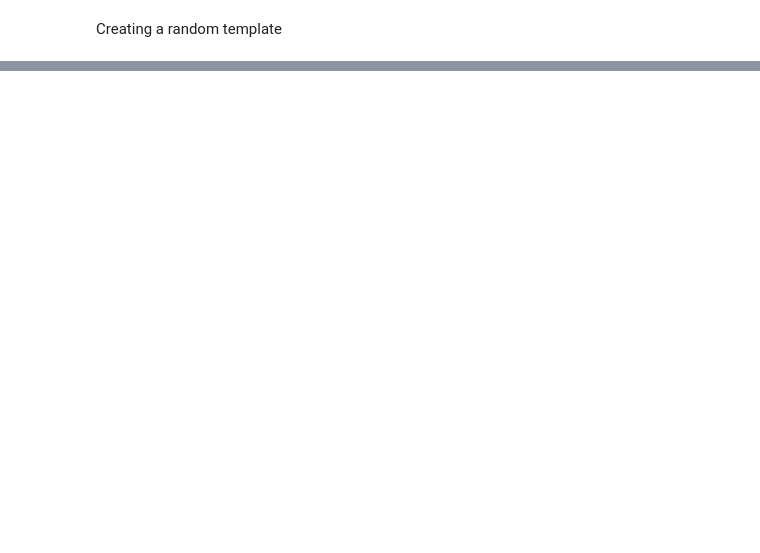
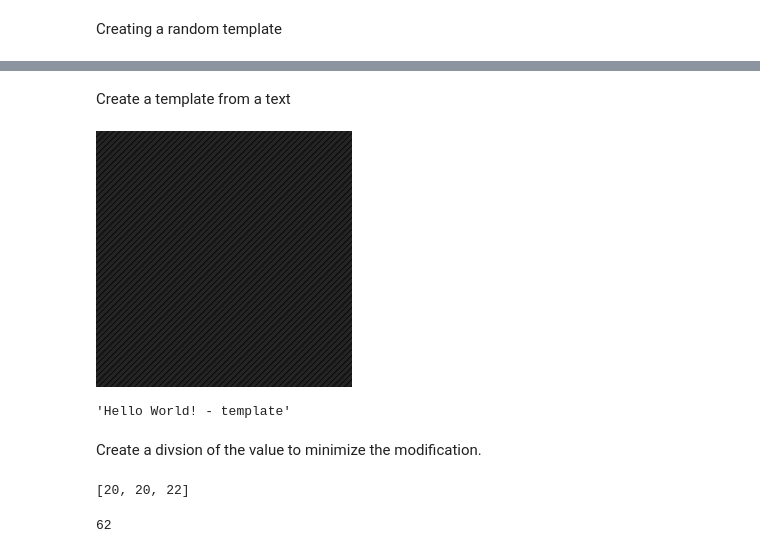
Before and after one commit to Clamarche/Intersect.Beta, a Jupyter notebook: securePhoto_notebooks.ipynb, the cells around one changed output, grey strips where cells are left out. Drawn from its saved outputs; the diff is of its cells as text; code cells hidden in the pictures; blank space fills up the shorter version.

```diff
--- a/securePhoto_notebooks.ipynb
+++ b/securePhoto_notebooks.ipynb
@@ -143,0 +179,34 @@ Creating a random template
+# %% [markdown]
+Create a template from a text
+# %%
+def text_template(text, size_x, size_y):
+  data = np.zeros((size_x, size_y, 3), dtype=np.uint8)
+  for i in range(size_x):
+    for j in range(size_y):
+      data[i, j] = value2pixel(ord(text[(i+j)%len(text)]))
+
+  image = pil.Image.fromarray(data)
+  image.save('text_template.png')
+  display(Image('text_template.png'))
+  return
+text_template('Hello World!', 256, 256)
+display("Hello World! - template")
+# %% [output]
+[figure, added]
+'Hello World! - template'
+# %% [markdown]
+Create a divsion of the value to minimize the modification.
+# %%
+def value2pixel(value):
+  pixelRG=value//3
+  pixelB=pixelRG+value%3
+  return [pixelRG, pixelRG, pixelB]
+print(value2pixel(62))
+# %% [output]
+[20, 20, 22]
+# %%
+def pixel2value(pixel):
+  return pixel[0]+pixel[1]+pixel[2]
+print(pixel2value(value2pixel(62)))
+# %% [output]
+62
```
Also changed, not shown: parts of 17 cells of this notebook.
